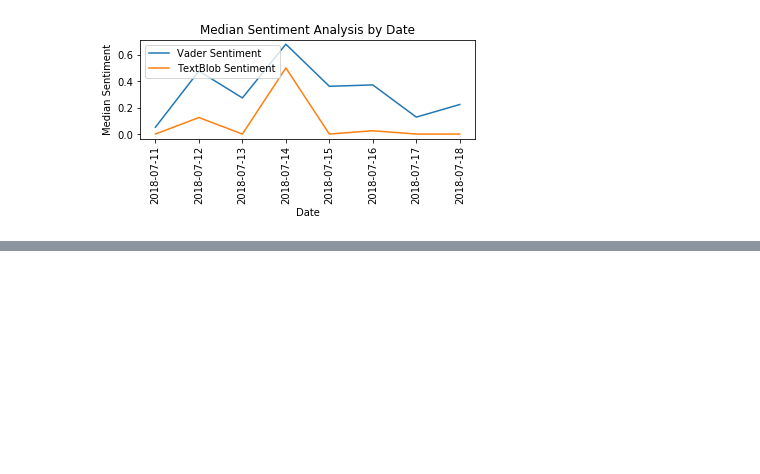
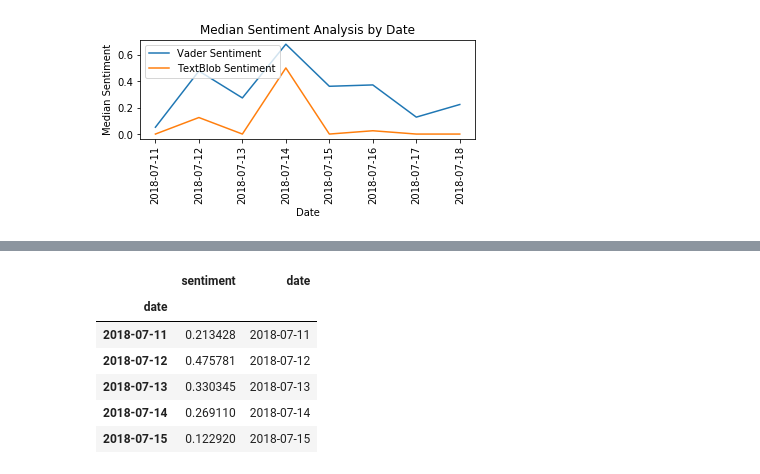
Before and after one commit to stiltsie/cuny, a Jupyter notebook: CUNY+620+Final+Project2.ipynb, the cells around one changed output, grey strips where cells are left out. Cells and saved outputs as stored; diff of their text form; code cells hidden in the pictures; blank space fills up the shorter version.

```diff
--- a/CUNY+620+Final+Project2.ipynb
+++ b/CUNY+620+Final+Project2.ipynb
@@ -166,0 +187,2 @@ plt.show()
+# %%
+wc_df_cominghome = wc_df[wc_df['tweet'].str.contains("#itscominghome" or "#cominghome")]
@@ -166,0 +193,2 @@ plt.show()
+# %%
+wc_summary_cominghome = pd.DataFrame(wc_df_cominghome['sentiment'].groupby(wc_df['date']).mean())
@@ -166,0 +197,10 @@ plt.show()
+# %%
+wc_summary_cominghome.head()
+# %% [output]
+|  | sentiment | date |
+| date |  |  |
+| 2018-07-11 | 0.213428 | 2018-07-11 |
+| 2018-07-12 | 0.475781 | 2018-07-12 |
+| 2018-07-13 | 0.330345 | 2018-07-13 |
+| 2018-07-14 | 0.269110 | 2018-07-14 |
+| 2018-07-15 | 0.122920 | 2018-07-15 |
```
Also changed, not shown: parts of 17 cells of this notebook.
